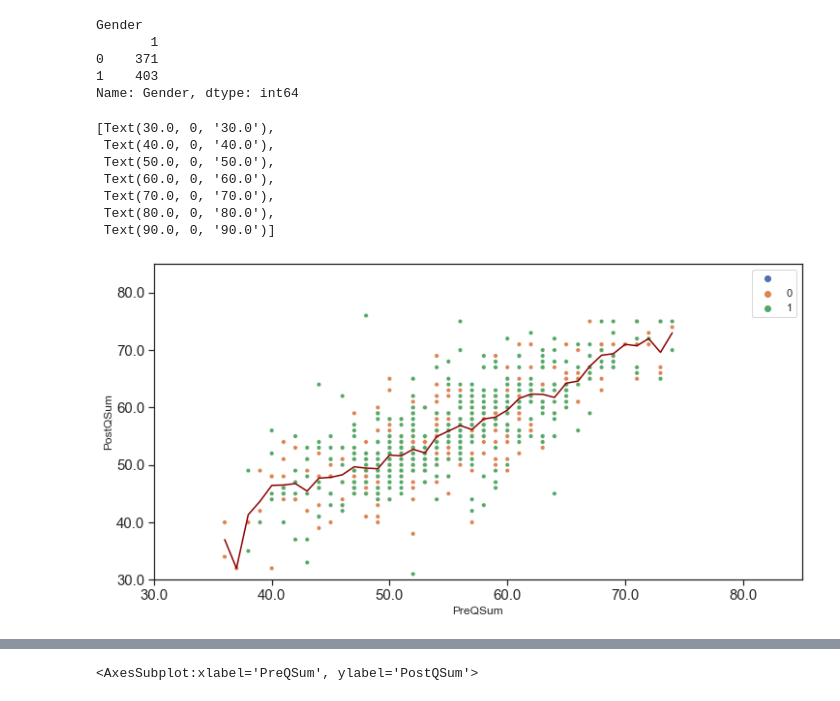
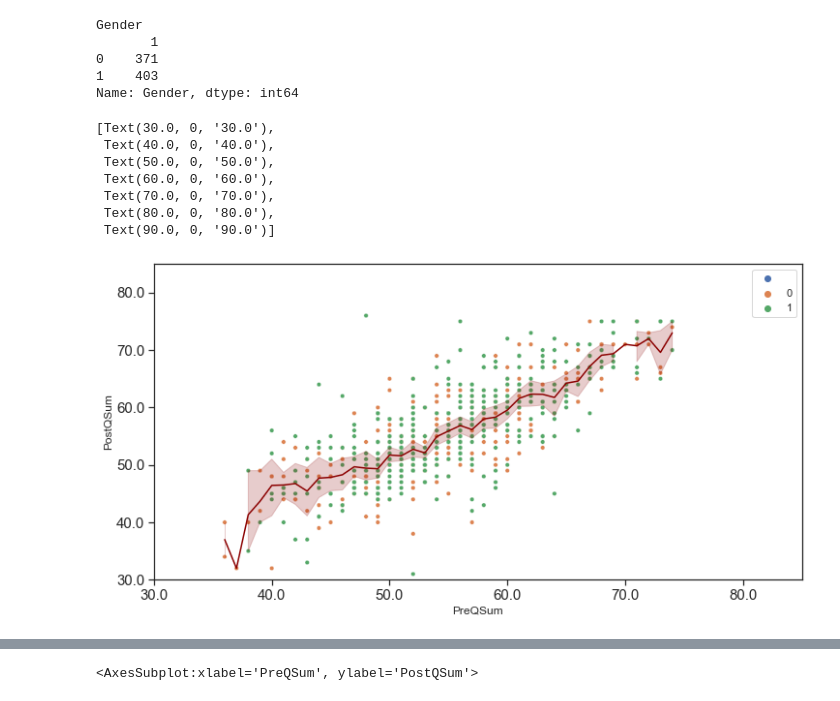
Before and after one commit to chrvoigt/doit_t-test, a Jupyter notebook: t-test.ipynb, the cells around one changed output, grey strips where cells are left out. Drawn from its saved outputs; the diff is of its cells as text; code cells hidden in the pictures.

```diff
--- a/t-test.ipynb
+++ b/t-test.ipynb
@@ -81,23 +81,23 @@ Name: Gender, dtype: int64
 # %%
 sns.set(rc={'figure.figsize':(12,6)})
 sns.set_style('ticks')
 
 g = sns.scatterplot(x=pre,y=post, s = 20, hue = gender)
-g = sns.lineplot (x=pre,y=post, ci=None, color='darkred')
+g = sns.lineplot (x=pre,y=post, ci=95, color='darkred')
 
 g.set(xlim=(30, 85))
 g.set(ylim=(30, 85))
 g.set_yticklabels(g.get_yticks(), size = 15)
 g.set_xticklabels(g.get_xticks(), size = 15)
 # %% [output]
 [Text(30.0, 0, '30.0'),
  Text(40.0, 0, '40.0'),
  Text(50.0, 0, '50.0'),
  Text(60.0, 0, '60.0'),
  Text(70.0, 0, '70.0'),
  Text(80.0, 0, '80.0'),
  Text(90.0, 0, '90.0')]
-[figure, old version]
+[figure, new version]
 # %%
 sns.jointplot(x=pre,y=post, kind='hist')
 sns.jointplot(x=pre,y=post, kind='reg')
```
Also changed, not shown: parts of 2 cells of this notebook.
